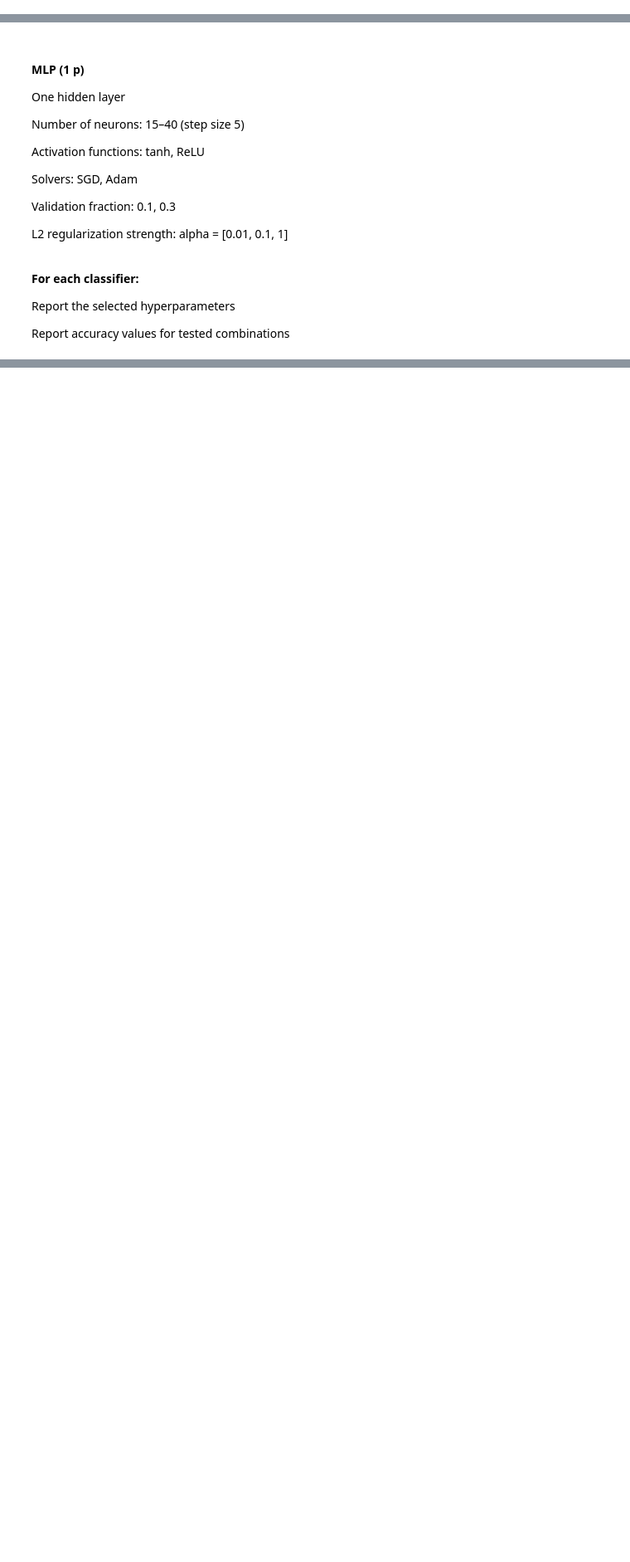
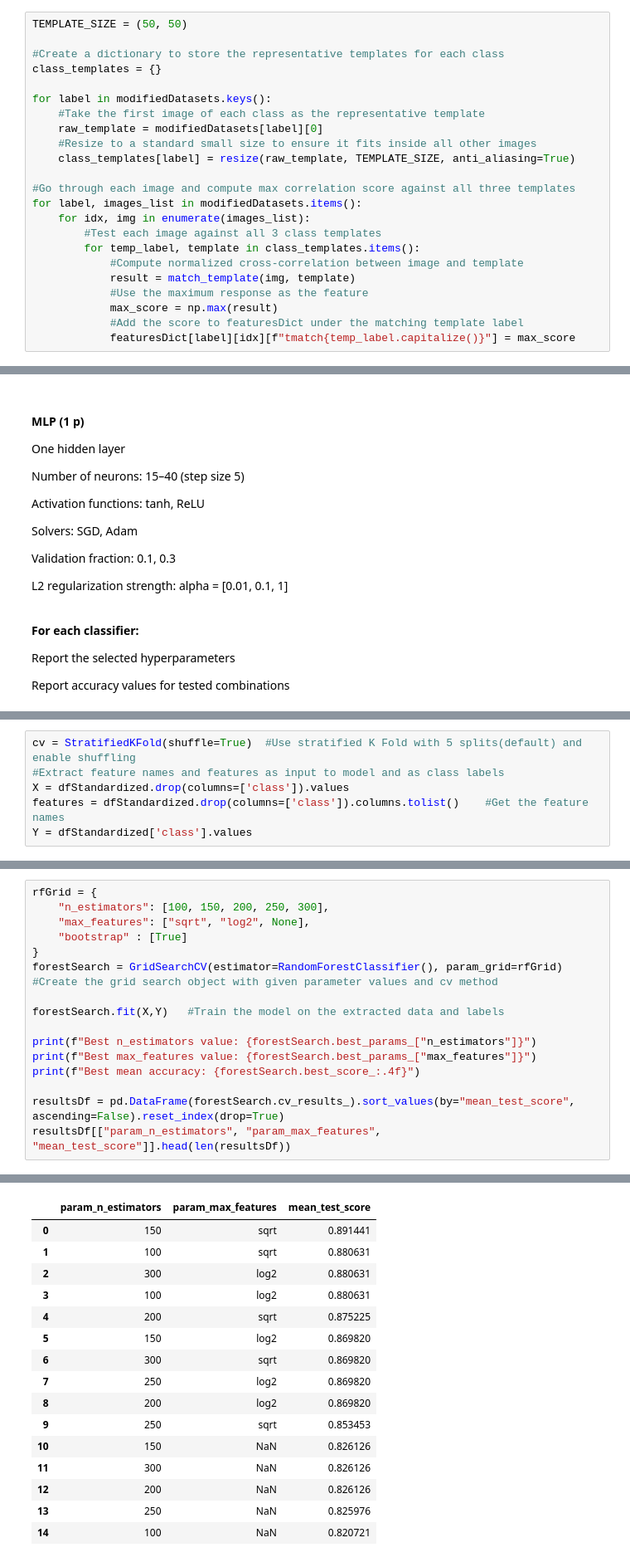
Before and after one commit to gencere757/MLPR, a Jupyter notebook: Instructions.ipynb, the cells around one changed output, grey strips where cells are left out. Shown at 83% size. Drawn from its saved outputs; the diff is of its cells as text; blank space fills up the shorter version.

Commit message:
Added ML Methods

```diff
--- a/Instructions.ipynb
+++ b/Instructions.ipynb
@@ -260,0 +271,23 @@ for label, images in modifiedDatasets.items():
+# %%
+TEMPLATE_SIZE = (50, 50)
+
+#Create a dictionary to store the representative templates for each class
+class_templates = {}
+
+for label in modifiedDatasets.keys():
+    #Take the first image of each class as the representative template
+    raw_template = modifiedDatasets[label][0]
+    #Resize to a standard small size to ensure it fits inside all other images
+    class_templates[label] = resize(raw_template, TEMPLATE_SIZE, anti_aliasing=True)
+
+#Go through each image and compute max correlation score against all three templates
+for label, images_list in modifiedDatasets.items():
+    for idx, img in enumerate(images_list):
+        #Test each image against all 3 class templates
+        for temp_label, template in class_templates.items():
+            #Compute normalized cross-correlation between image and template
+            result = match_template(img, template)
+            #Use the maximum response as the feature
+            max_score = np.max(result)
+            #Add the score to featuresDict under the matching template label
+            featuresDict[label][idx][f"tmatch{temp_label.capitalize()}"] = max_score
@@ -421,0 +579,6 @@ Report accuracy values for tested combinations
+# %%
+cv = StratifiedKFold(shuffle=True)  #Use stratified K Fold with 5 splits(default) and enable shuffling
+#Extract feature names and features as input to model and as class labels
+X = dfStandardized.drop(columns=['class']).values
+features = dfStandardized.drop(columns=['class']).columns.tolist()    #Get the feature names
+Y = dfStandardized['class'].values
@@ -421,0 +609,17 @@ Report accuracy values for tested combinations
+# %%
+rfGrid = {
+    "n_estimators": [100, 150, 200, 250, 300],
+    "max_features": ["sqrt", "log2", None],
+    "bootstrap" : [True]
+}
+forestSearch = GridSearchCV(estimator=RandomForestClassifier(), param_grid=rfGrid)  #Create the grid search object with given parameter values and cv method
+
+forestSearch.fit(X,Y)   #Train the model on the extracted data and labels
+
+print(f"Best n_estimators value: {forestSearch.best_params_["n_estimators"]}")
+print(f"Best max_features value: {forestSearch.best_params_["max_features"]}")
+print(f"Best mean accuracy: {forestSearch.best_score_:.4f}")
+
+resultsDf = pd.DataFrame(forestSearch.cv_results_).sort_values(by="mean_test_score", ascending=False).reset_index(drop=True)
+resultsDf[["param_n_estimators", "param_max_features", "mean_test_score"]].head(len(resultsDf))
+# %% [output]
@@ -421,0 +629,16 @@ Report accuracy values for tested combinations
+|  | param_n_estimators | param_max_features | mean_test_score |
+| 0 | 150 | sqrt | 0.891441 |
+| 1 | 100 | sqrt | 0.880631 |
+| 2 | 300 | log2 | 0.880631 |
+| 3 | 100 | log2 | 0.880631 |
+| 4 | 200 | sqrt | 0.875225 |
+| 5 | 150 | log2 | 0.869820 |
+| 6 | 300 | sqrt | 0.869820 |
+| 7 | 250 | log2 | 0.869820 |
+| 8 | 200 | log2 | 0.869820 |
+| 9 | 250 | sqrt | 0.853453 |
+| 10 | 150 | NaN | 0.826126 |
+| 11 | 300 | NaN | 0.826126 |
+| 12 | 200 | NaN | 0.826126 |
+| 13 | 250 | NaN | 0.825976 |
+| 14 | 100 | NaN | 0.820721 |
```
Also changed, not shown: parts of 27 cells of this notebook.
